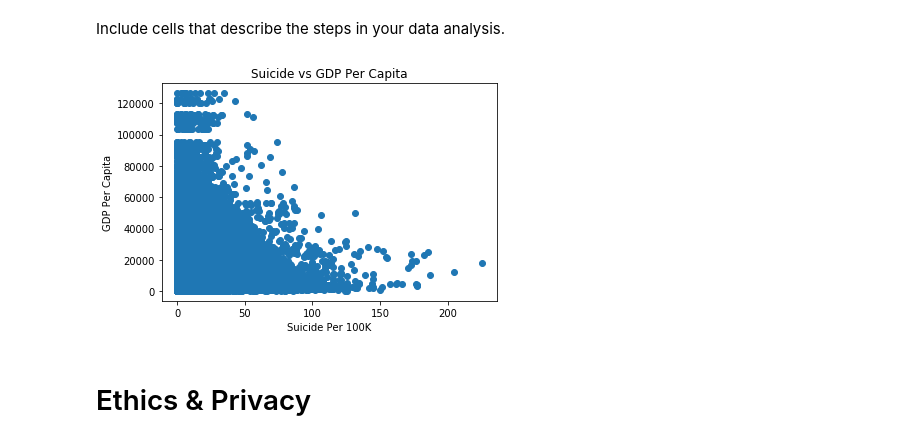
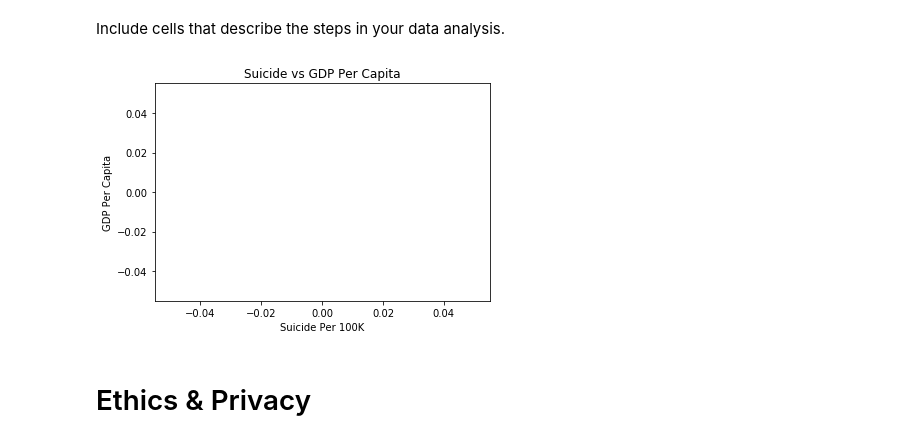
Before and after one commit to EJOzyazgan/COGS-108-Final-Project, a Jupyter notebook: FinalProject.ipynb, the cells around one changed output. Saved outputs shown, nothing was run; the diff lists cells and outputs as text; code cells hidden in the pictures.

Commit message:
Averaging Suicide Rates

```diff
--- a/FinalProject.ipynb
+++ b/FinalProject.ipynb
@@ -75,13 +103,14 @@ df.dropna(subset=['country', 'year', 'suicides', 'suicides_per_100K', 'gdp', 'gd
 # %% [markdown]
 Include cells that describe the steps in your data analysis.
 # %%
-plt.scatter(df['suicides_per_100K'], df['gdp_per_capita'])
+plt.scatter(df[(df['country'] == 'Albania') & (df['year'] == '1987')]['suicides_per_100K'],
+            df[(df['country'] == 'Albania') & (df['year'] == '1987')]['gdp_per_capita'])
 plt.title('Suicide vs GDP Per Capita')
 plt.xlabel('Suicide Per 100K')
 plt.ylabel('GDP Per Capita')
 plt.show()
 # %% [output]
-[figure, old version]
+[figure, new version]
 # %% [markdown]
 # Ethics & Privacy
 # %% [markdown]
```
Also changed, not shown: parts of 1 cell of this notebook.
